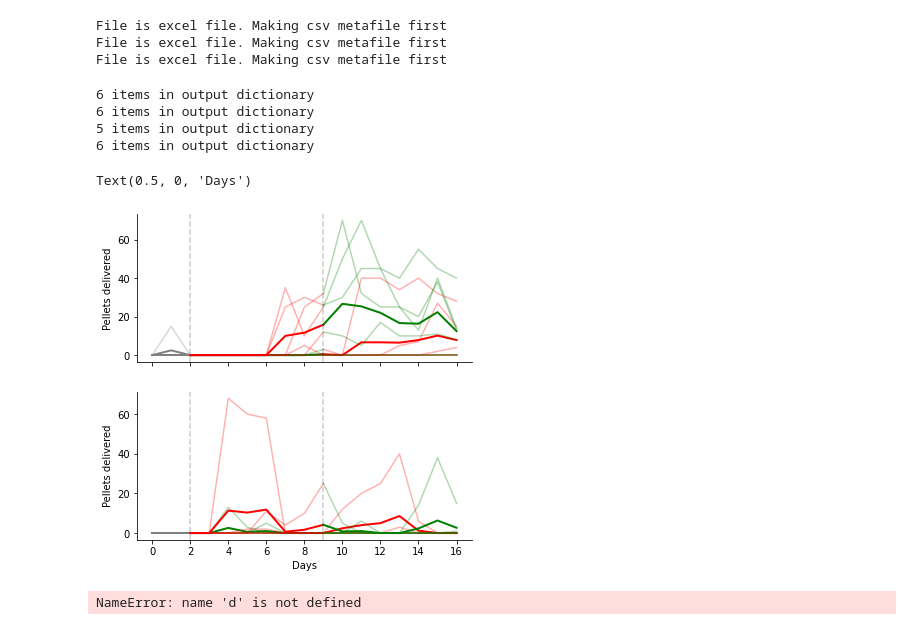
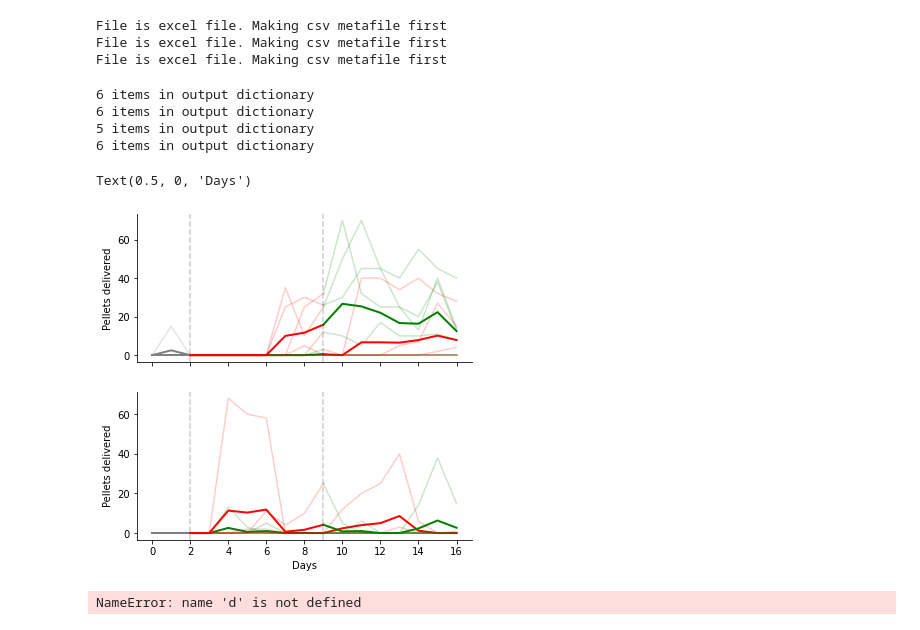
Before and after one commit to Htbibalan/FEDProtein, a Jupyter notebook: notebooks/FED_draft_figures.ipynb, the cells around one changed output. Saved outputs shown, nothing was run; the diff lists cells and outputs as text; code cells hidden in the pictures.

```diff
--- a/notebooks/FED_draft_figures.ipynb
+++ b/notebooks/FED_draft_figures.ipynb
@@ -31,9 +31,9 @@ def timeline_multicolor_fig(data, ax=[], ylabel="", colors=[], day_split=[2, 9],
     for group in data:
         for trace in group:
             trace = trace[:max_days]
-            ax.plot(range(0,3), trace[:3], color="grey", alpha=0.3)
-            ax.plot(range(2,10), trace[2:10], color=colors[0], alpha=0.3)
-            ax.plot(range(9,len(trace)), trace[9:], color=colors[1], alpha=0.3)
+            ax.plot(range(0,3), trace[:3], color="grey", alpha=0.2)
+            ax.plot(range(2,10), trace[2:10], color=colors[0], alpha=0.2)
+            ax.plot(range(9,len(trace)), trace[9:], color=colors[1], alpha=0.2)
 
         mean = np.mean(group, axis=0)[:max_days]
         ax.plot(range(0,3), mean[:3], color="grey", linewidth=2)
@@ -46,34 +46,34 @@ def timeline_multicolor_fig(data, ax=[], ylabel="", colors=[], day_split=[2, 9],
     ax.axvline(2, linestyle="--", color="k", alpha=0.2)
     ax.axvline(9, linestyle="--", color="k", alpha=0.2)
 
     ax.spines["top"].set_visible(False)
     ax.spines["right"].set_visible(False)
 
     return ax
 
 nrpr_male_selector = {"order": 1, "sex": "M"}
 prnr_male_selector = {"order": 2, "sex": "M"}
 nrpr_female_selector = {"order": 1, "sex": "F"}
 prnr_female_selector = {"order": 2, "sex": "F"}
 
 nrpr_m = get_data_fields(mice, ["hoarding"], nrpr_male_selector)
 prnr_m = get_data_fields(mice, ["hoarding"], prnr_male_selector)
 nrpr_f = get_data_fields(mice, ["hoarding"], nrpr_female_selector)
 prnr_f = get_data_fields(mice, ["hoarding"], prnr_female_selector)
 
 f, ax = plt.subplots(nrows=2, sharex=True, figsize=(6,6))
 
 timeline_multicolor_fig([nrpr_m, prnr_m], colors=["green", "red"], ylabel="Pellets delivered", ax=ax[0])
 timeline_multicolor_fig([nrpr_f, prnr_f], colors=["green", "red"], ylabel="Pellets delivered", ax=ax[1])
 
 ax[1].set_xlabel("Days")
 # %% [output]
 6 items in output dictionary
 6 items in output dictionary
 5 items in output dictionary
 6 items in output dictionary
 Text(0.5, 0, 'Days')
-[figure, old version]
+[figure, new version]
 # %%
 d = mice["FEDXA01"]
 # %%
```
Also changed, not shown: 4 other files.
